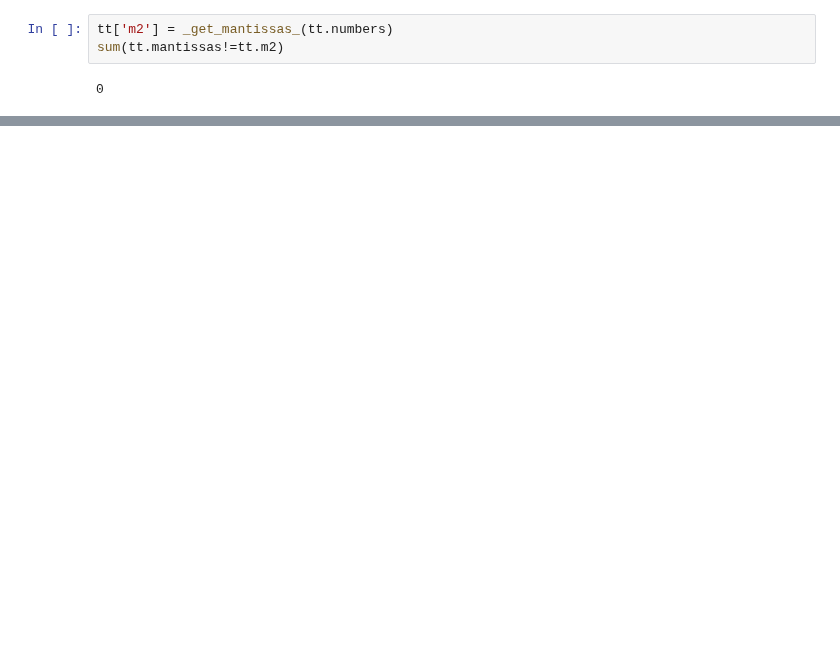
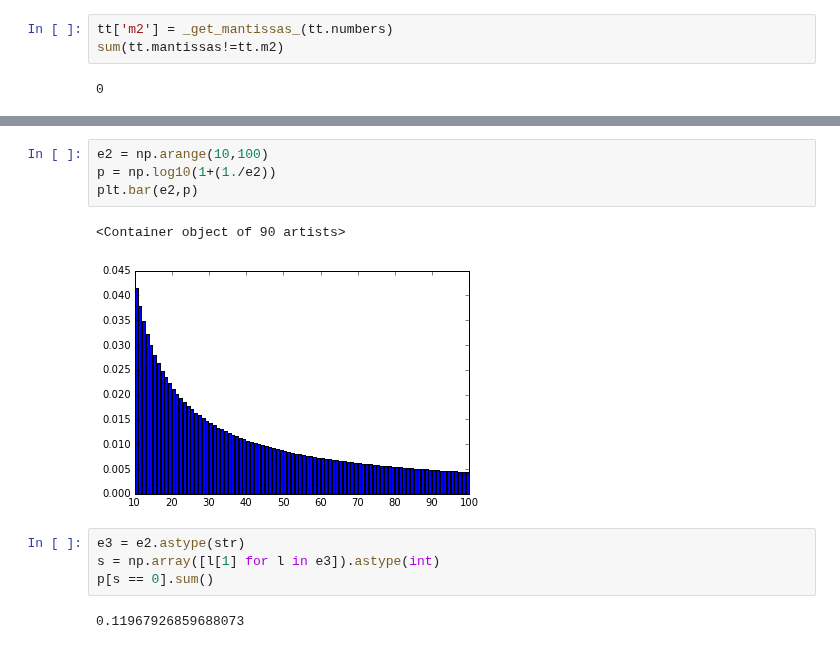
Before and after one commit to milcent/benford_py, a Jupyter notebook: Benford.ipynb, the cells around one changed output, grey strips where cells are left out. Cells and saved outputs as stored; diff of their text form; blank space fills up the shorter version.

```diff
--- a/Benford.ipynb
+++ b/Benford.ipynb
@@ -186,0 +224,13 @@ plt.plot(np.arange(len(tt.ms)), tt.ms)
+# %%
+e2 = np.arange(10,100)
+p = np.log10(1+(1./e2))
+plt.bar(e2,p)
+# %% [output]
+<Container object of 90 artists>
+[figure, added]
+# %%
+e3 = e2.astype(str)
+s = np.array([l[1] for l in e3]).astype(int)
+p[s == 0].sum()
+# %% [output]
+0.11967926859688073
```
Also changed, not shown: parts of 21 cells of this notebook, 1 other file.
